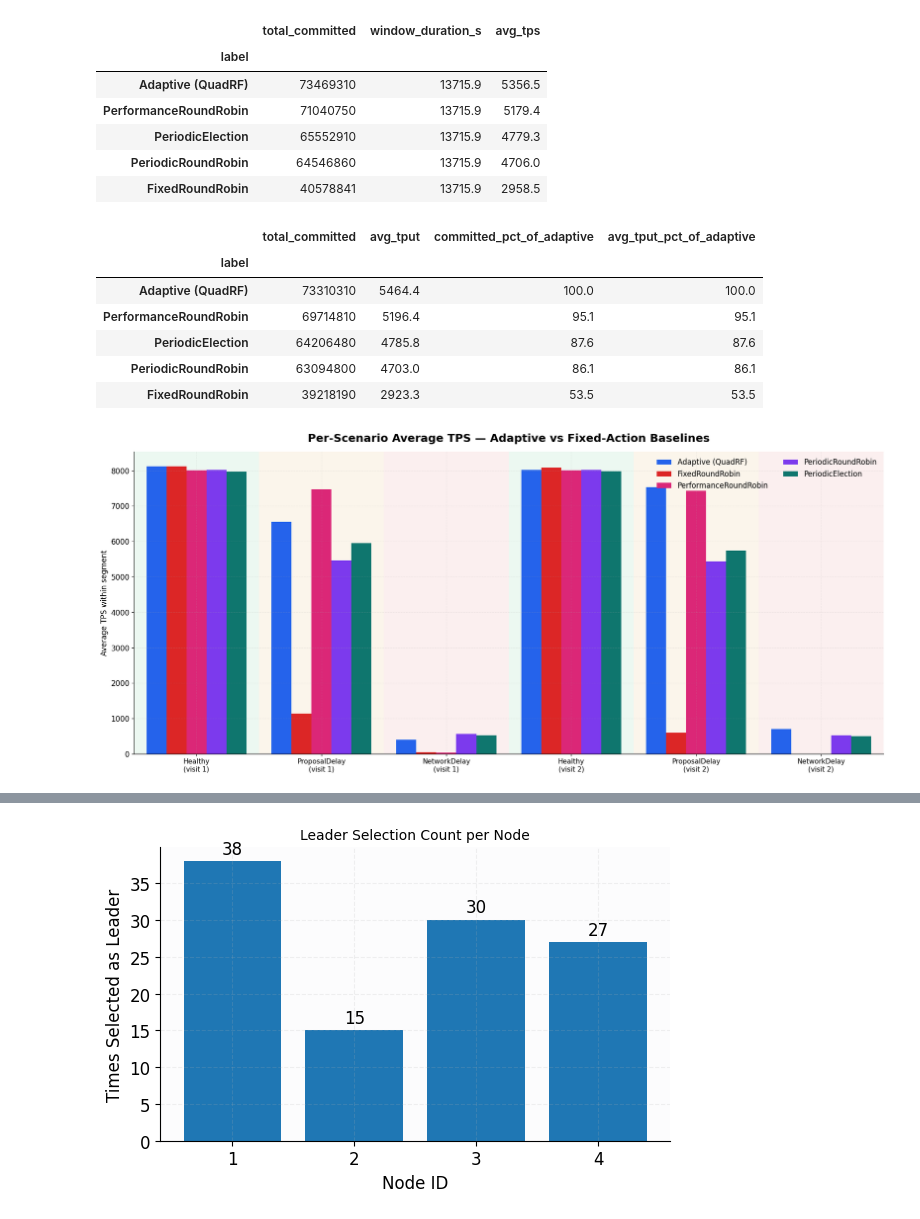
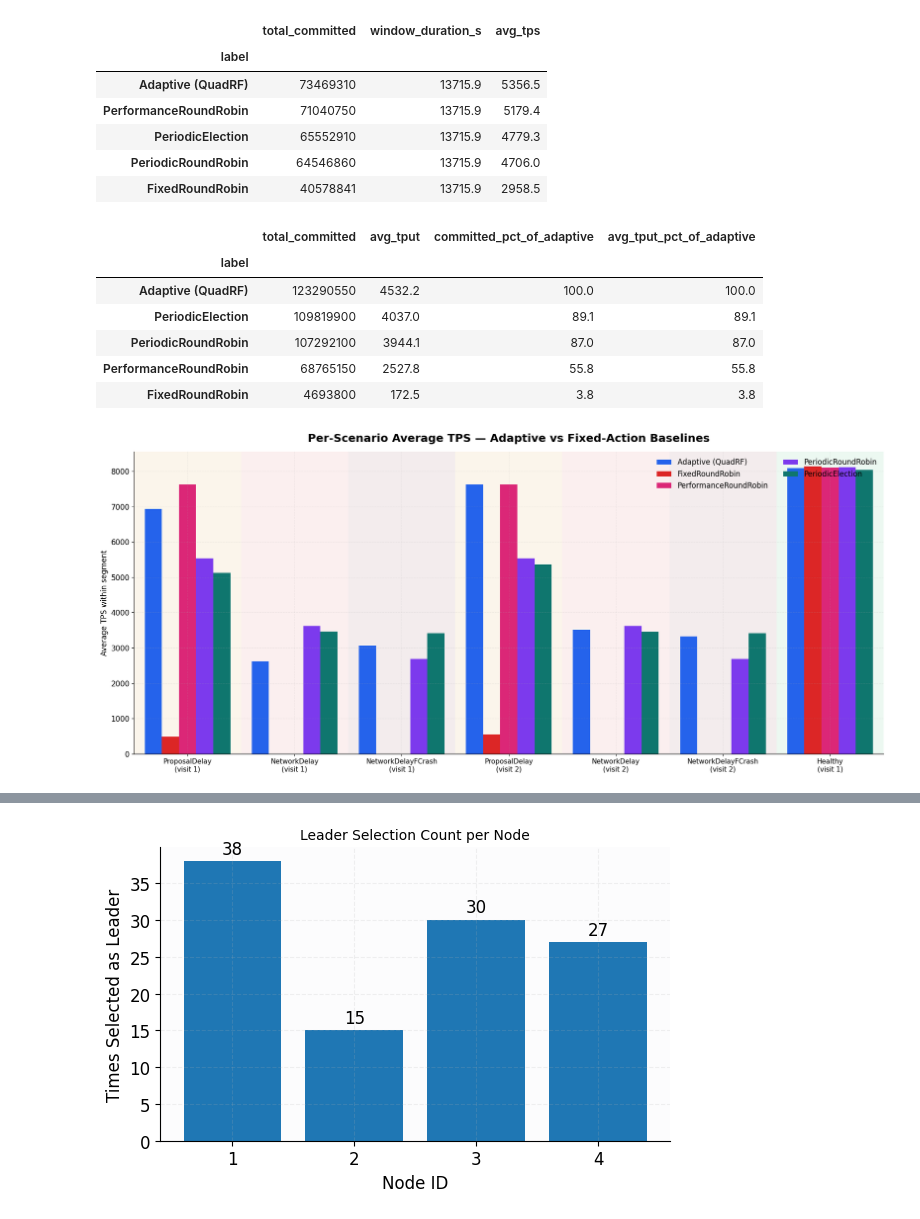
Before and after one commit to Michael112233/pbft, a Jupyter notebook: plot_tps_series.ipynb, the cells around one changed output, grey strips where cells are left out. Cells and saved outputs as stored; diff of their text form; code cells hidden in the pictures.

```diff
--- a/plot_tps_series.ipynb
+++ b/plot_tps_series.ipynb
@@ -161,7 +161,7 @@ plt.show()
 | 4 | 1 | 2026-09-07 18:23:45.478929531-06:00 | 1 | 1497 | 5.504661 | 271.951352 | 1500 | ... |
 [figure]
 # %%
-json_path = Path("logs/report.json")
+json_path = Path("results/run2new_20260924_022030/report.json")
 assert json_path.exists(), f"Missing file: {json_path.resolve()}"
 
 with json_path.open() as f:
@@ -854,8 +1018,8 @@ summary_df
 # total-committed and avg-throughput as a percentage of adaptive (QuadRF) --
 # >100% = baseline beat adaptive, <100% = baseline lost. start_cutoff=0 reduces
 # to the full-run comparison.
-start_cutoff = epoch_marks_combined[2]  # start of epoch 300 (~13500s)
-end_cutoff = 27000.0                    # epoch 600
+start_cutoff = 0.0                      # start of run (epoch 0); combined_edges[k] = start of epoch 100*k
+end_cutoff = combined_end_sec           # earliest last_epoch switch across runs (combined cell)
 
 def value_at(cum_df, t):
     sub = cum_df[cum_df["elapsed_sec"] <= t]
@@ -882,20 +1046,18 @@ full_run_df
 # %% [output]
 |  | total_committed | avg_tput | committed_pct_of_adaptive | avg_tput_pct_of_adaptive |
 | label |  |  |  |  |
-| Adaptive (QuadRF) | 73310310 | 5464.4 | 100.0 | 100.0 |
-| PerformanceRoundRobin | 69714810 | 5196.4 | 95.1 | 95.1 |
-| PeriodicElection | 64206480 | 4785.8 | 87.6 | 87.6 |
-| PeriodicRoundRobin | 63094800 | 4703.0 | 86.1 | 86.1 |
-| FixedRoundRobin | 39218190 | 2923.3 | 53.5 | 53.5 |
+| Adaptive (QuadRF) | 123290550 | 4532.2 | 100.0 | 100.0 |
+| PeriodicElection | 109819900 | 4037.0 | 89.1 | 89.1 |
+| PeriodicRoundRobin | 107292100 | 3944.1 | 87.0 | 87.0 |
+| PerformanceRoundRobin | 68765150 | 2527.8 | 55.8 | 55.8 |
+| FixedRoundRobin | 4693800 | 172.5 | 3.8 | 3.8 |
 # %%
 # Per-scenario grouped bars, one cluster per segment in run order (so the cycle-back
 # visits show up as separate clusters: Healthy #1, ProposalDelay #1, NetworkDelay #1,
 # Healthy #2, ...). Each bar = average TPS inside that single segment only, so nothing is
 # summed across scenarios and the weighting/dilution artifact does not apply.
-# (reuses combined_frames / combined_edges / scenario_names_combined / scenario_bg_combined
-# from the combined-baselines cell; last edge is cut at 27000s for a fair comparison.)
-bar_end_cutoff = 27000.0
-bar_edges = combined_edges[:-1] + [bar_end_cutoff]
+# (reuses combined_frames / scenario_names_combined / scenario_bg_combined from the
+# combined-baselines cell; each run is cut at its own switch points, epochs 1..last_epoch.)
 
 def value_at(cum_df, t):
     sub = cum_df[cum_df["elapsed_sec"] <= t]
@@ -909,33 +1071,33 @@ for name in scenario_names_combined:
 
 seg_tps = {}
 for frame in combined_frames:
     seg_tps[frame["label"]] = [
         (value_at(frame["cum_df"], t1) - value_at(frame["cum_df"], t0)) / (t1 - t0)
-        for t0, t1 in zip(bar_edges[:-1], bar_edges[1:])
+        for t0, t1 in zip(frame["edges"][:-1], frame["edges"][1:])
     ]
 
 fig, ax = plt.subplots(figsize=(18, 8))
 n_bars = len(combined_frames)
 bar_width = 0.8 / n_bars
 
 for i, name in enumerate(scenario_names_combined):
     ax.axvspan(i - 0.5, i + 0.5, color=scenario_bg_combined[name], alpha=0.07, linewidth=0)
 
 for j, frame in enumerate(combined_frames):
     xs = [i - 0.4 + bar_width * (j + 0.5) for i in range(len(scenario_names_combined))]
     ax.bar(xs, seg_tps[frame["label"]], width=bar_width, color=frame["color"], label=frame["label"])
 
 ax.set_xticks(range(len(cluster_labels)))
 ax.set_xticklabels(cluster_labels, fontsize=11)
 ax.set_xlim(-0.5, len(cluster_labels) - 0.5)
 ax.set_ylabel("Average TPS within segment")
 ax.set_title("Per-Scenario Average TPS — Adaptive vs Fixed-Action Baselines", fontsize=18, weight="bold", pad=16)
 ax.legend(loc="upper right", frameon=False, ncol=2)
 plt.tight_layout()
 plt.show()
 
 # Same numbers as a table (avg TPS per segment).
 pd.DataFrame(seg_tps, index=[l.replace("\n", " ") for l in cluster_labels]).round(1)
 # %% [output]
-[figure, old version]
+[figure, new version]
 |  | Adaptive (QuadRF) | FixedRoundRobin | PerformanceRoundRobin | PeriodicRoundRobin | PeriodicElection |
```
Also changed, not shown: parts of 14 cells of this notebook, 29 other files.
